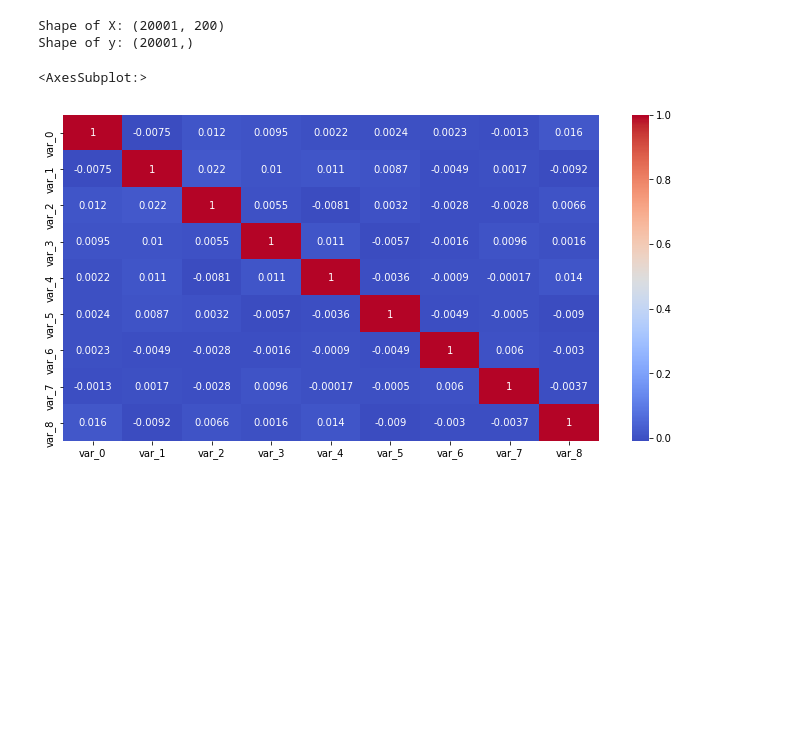
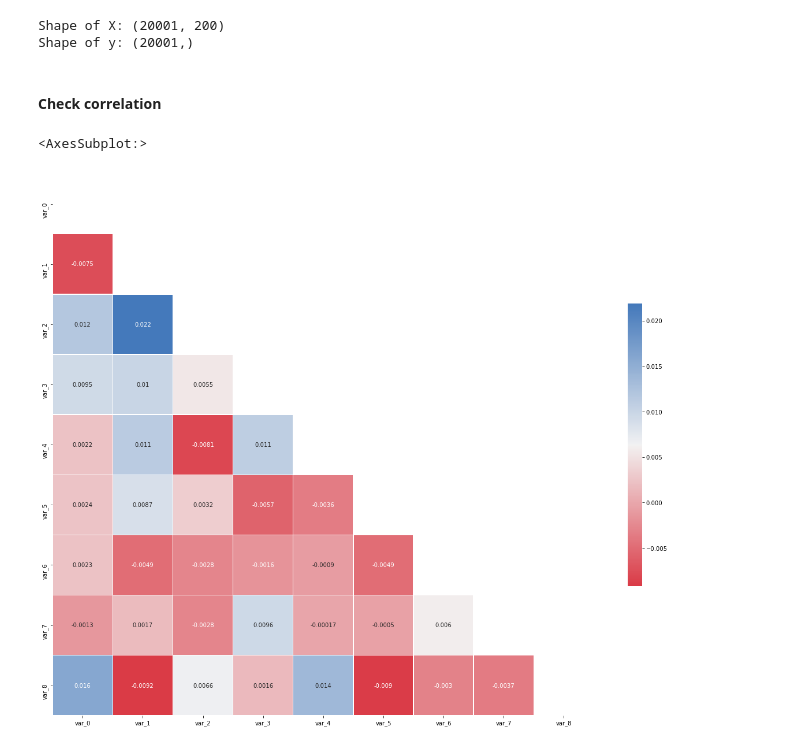
Before and after one commit to FerhatYilmaz1986/Ensemble-Learning-XGboost, a Jupyter notebook: Xgboost_classification.ipynb, the cells around one changed output. Drawn from its saved outputs; the diff is of its cells as text; code cells hidden in the pictures; blank space fills up the shorter version.

```diff
--- a/Xgboost_classification.ipynb
+++ b/Xgboost_classification.ipynb
@@ -84,20 +84,17 @@ print('Shape of y: {}'.format(data_Y.shape))
 # %% [output]
 Shape of X: (20001, 200)
 Shape of y: (20001,)
-# %%
-# CHECK THE CORRELATION OF FEATURES TO SEE IF THERE IS MULTICOLLINEARITY
-corr_matrix = data_X.corr()
-plt.figure(figsize=(12,6))
-sns.heatmap(corr_matrix.iloc[0:9,0:9],annot=True, cmap='coolwarm')
-# %% [output]
-<AxesSubplot:>
-[figure, removed]
+# %% [markdown]
+#### Check correlation
 # %%
 corr = data_X.corr()
-mask = np.zeros_like(corriloc[0:9,0:9], dtype=np.bool)
+mask = np.zeros_like(corr.iloc[0:9,0:9], dtype=np.bool)
 mask[np.triu_indices_from(mask)] = True
 f, ax = plt.subplots(figsize=(21, 18))
 cmap = sns.diverging_palette(10, 250, as_cmap=True)
-sns.heatmap(corr, mask=mask, cmap=cmap,
+sns.heatmap(corr.iloc[0:9,0:9], mask=mask, cmap=cmap,
         square=True,
         linewidths=.5, cbar_kws={"shrink": .5}, ax=ax, annot=True)
+# %% [output]
+<AxesSubplot:>
+[figure, added]
```
Also changed, not shown: parts of 2 cells of this notebook.
